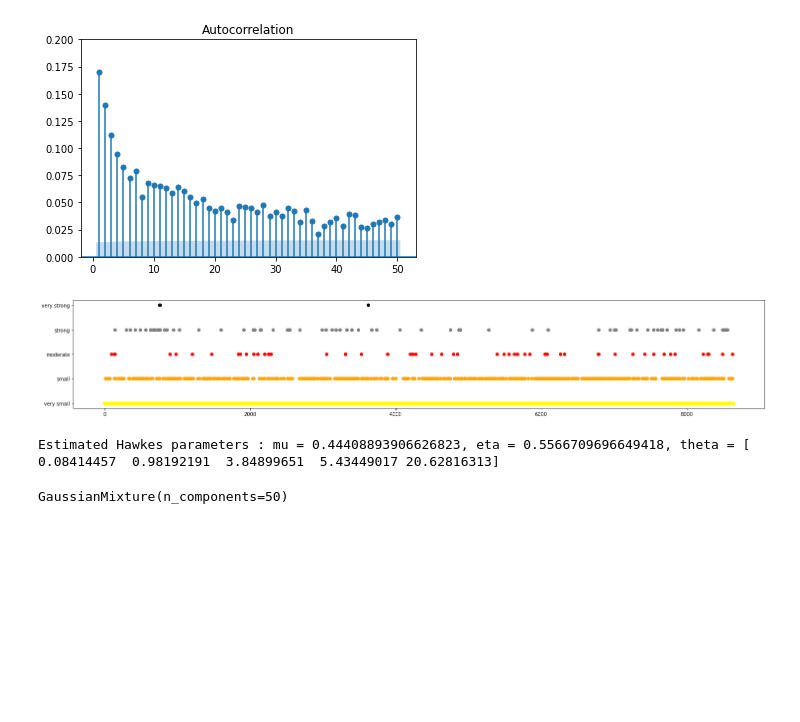
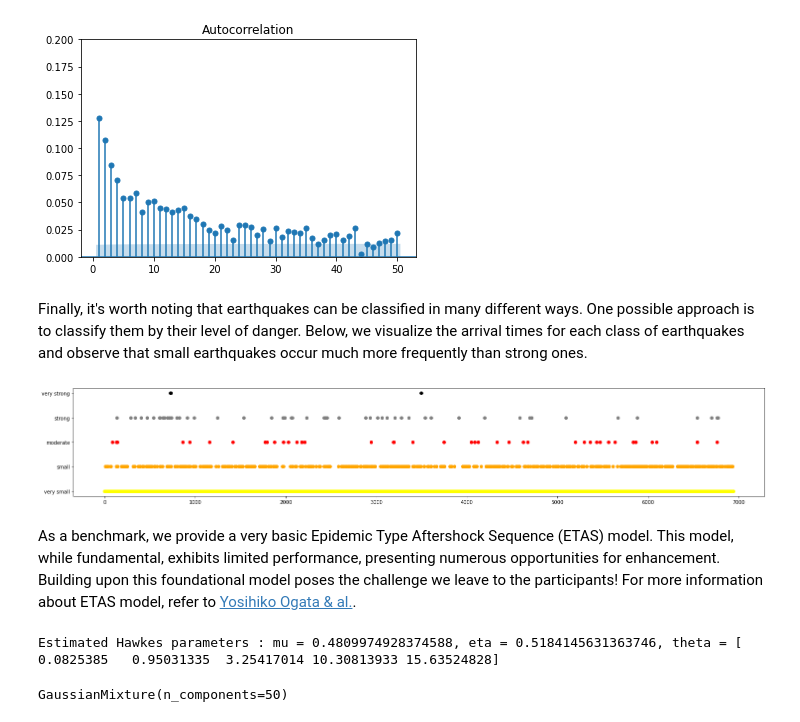
Before and after one commit to DaniloMarinho/Earthquake-generative-modelling, a Jupyter notebook: starting_kit.ipynb, the cells around one changed output. Cells and saved outputs as stored; diff of their text form; code cells hidden in the pictures; blank space fills up the shorter version.

```diff
--- a/starting_kit.ipynb
+++ b/starting_kit.ipynb
@@ -15,6 +37,6 @@ import matplotlib.pyplot as plt
 # %%
-data = pd.read_csv("data.csv", index_col=0)
-data["Time"] = data["Time"]-data["Time"].min() + 10e-6
+data = pd.read_csv("train_data.csv", index_col=0)
+data["Time"] = data["Time"]-data["Time"].min() + 10e-16
 print("Data shape : {}".format(data.shape))
 data.sort_values(by='Time', inplace=True)
 data.head()
@@ -65,17 +103,19 @@ ax.set_ylim(miny - margin, maxy + margin)
 # %%
 events_times = np.sort(data["Time"])
 
 # Assuming `event_times` is a sorted NumPy array of event times
 # Convert event times to counts per time bin for ACF analysis
 time_bins = np.arange(events_times.min(), events_times.max(), 5000000)
 event_counts = np.histogram(events_times, bins=time_bins)[0]
 
 # Plot the ACF of event counts
-plot_acf(event_counts, lags=50, alpha=0.01, zero=False)
+plot_acf(event_counts, lags=50, alpha=0.05, zero=False)
 plt.ylim(0, 0.2)
 plt.show()
 # %% [output]
-[figure, old version]
+[figure, new version]
+# %% [markdown]
+Finally, it's worth noting that earthquakes can be classified in many different ways. One possible approach is to classify them by their level of danger. Below, we visualize the arrival times for each class of earthquakes and observe that small earthquakes occur much more frequently than strong ones.
 # %%
 def classify_magnitude(magnitude):
     if magnitude < 2:
@@ -113,7 +153,9 @@ plt.yticks(range(len(classification_labels)), classification_labels)
 
 plt.show()
 # %% [output]
-[figure, old version]
+[figure, new version]
+# %% [markdown]
+As a benchmark, we provide a very basic Epidemic Type Aftershock Sequence (ETAS) model. This model, while fundamental, exhibits limited performance, presenting numerous opportunities for enhancement. Building upon this foundational model poses the challenge we leave to the participants! For more information about ETAS model, refer to [Yosihiko Ogata & al.](https://link.springer.com/article/10.1023/A:1003403601725).
 # %%
 #Fit the model to our data :
 
@@ -135,5 +177,5 @@ gmm = GaussianMixture(50)
 #Estimate parameters
 gmm.fit(magnitudes)
 # %% [output]
-Estimated Hawkes parameters : mu = 0.44408893906626823, eta = 0.5566709696649418, theta = [ 0.08414457  0.98192191  3.84899651  5.43449017 20.62816313]
+Estimated Hawkes parameters : mu = 0.4809974928374588, eta = 0.5184145631363746, theta = [ 0.0825385   0.95031335  3.25417014 10.30813933 15.63524828]
 GaussianMixture(n_components=50)
```
Also changed, not shown: parts of 11 cells of this notebook, 1 other file.
